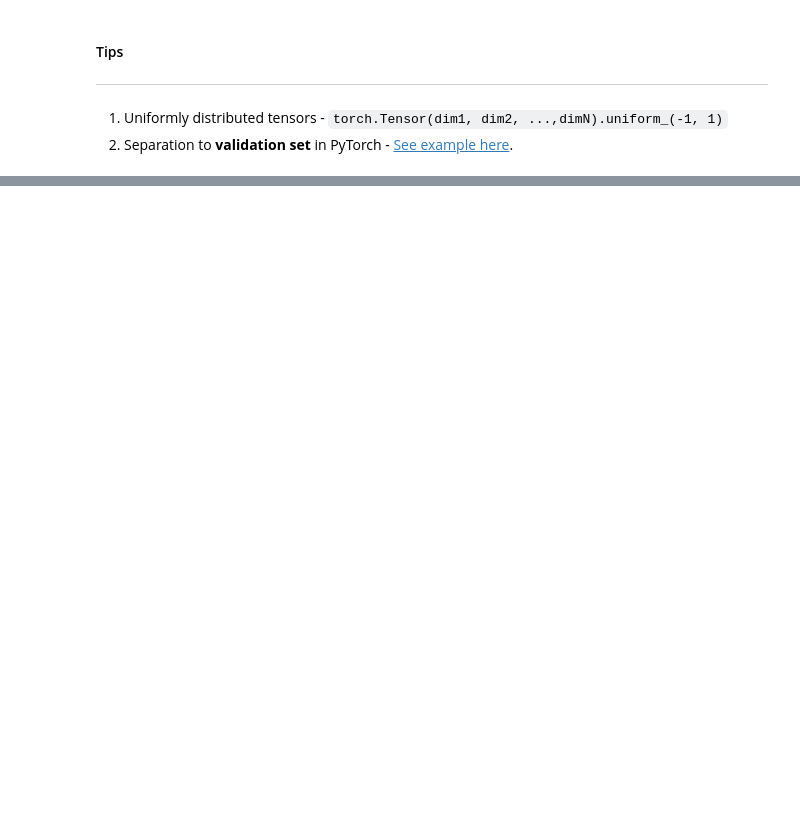
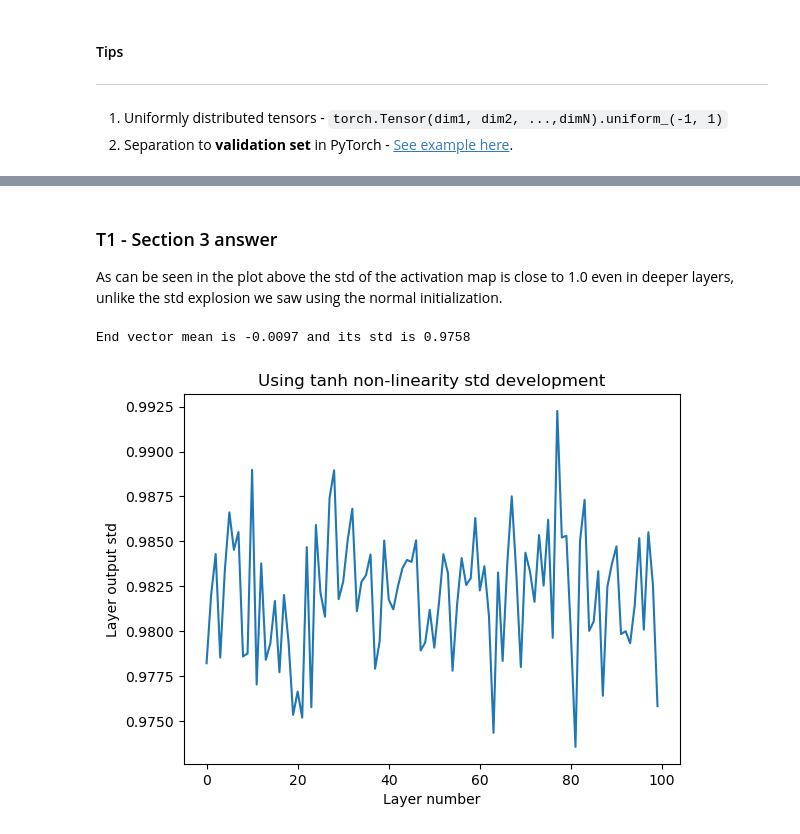
Before and after one commit to sbajamy/ece046211, a Jupyter notebook: hw2/ece046211_hw2_mlp_cnn_students.ipynb, the cells around one changed output, grey strips where cells are left out. Drawn from its saved outputs; the diff is of its cells as text; code cells hidden in the pictures; blank space fills up the shorter version.

```diff
--- a/hw2/ece046211_hw2_mlp_cnn_students.ipynb
+++ b/hw2/ece046211_hw2_mlp_cnn_students.ipynb
@@ -251,0 +527,21 @@ Your Code Here - Use as many blocks as you need
+# %% [markdown]
+### T1 - Section 3 answer
+As can be seen in the plot above the std of the activation map is close to 1.0 even in deeper layers, unlike the std explosion we saw using the normal initialization.
+# %%
+# T1 - Section 4
+torch.manual_seed(seed)
+x = torch.randn(512)
+tanh_added=[]
+for i in range(100):
+    a = torch.randn(512, 512)
+    x = a @ x
+    x=torch.tanh(x)
+    tanh_added.append(x.std())
+print("End vector mean is {:.4f} and its std is {:.4f}".format(x.mean(), x.std()))
+plt.plot(np.arange(len(tanh_added)),tanh_added)
+plt.xlabel('Layer number')
+plt.ylabel('Layer output std')
+a=plt.title('Using tanh non-linearity std development')
+# %% [output]
+End vector mean is -0.0097 and its std is 0.9758
+[figure, added]
```
Also changed, not shown: parts of 56 cells of this notebook, 6 other files.
